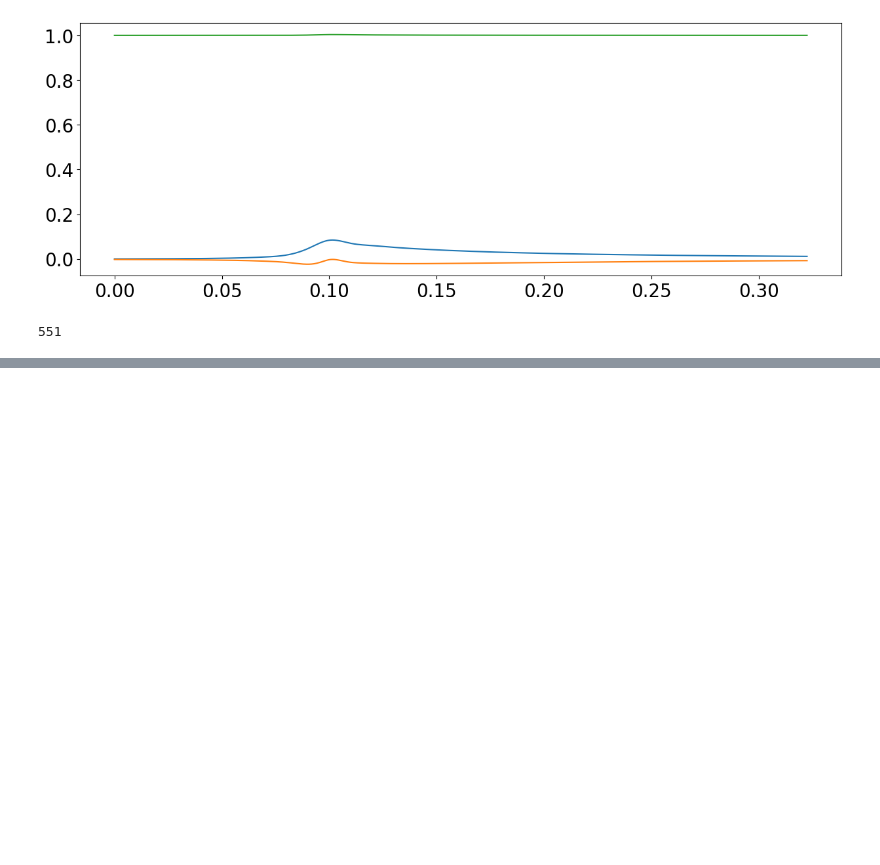
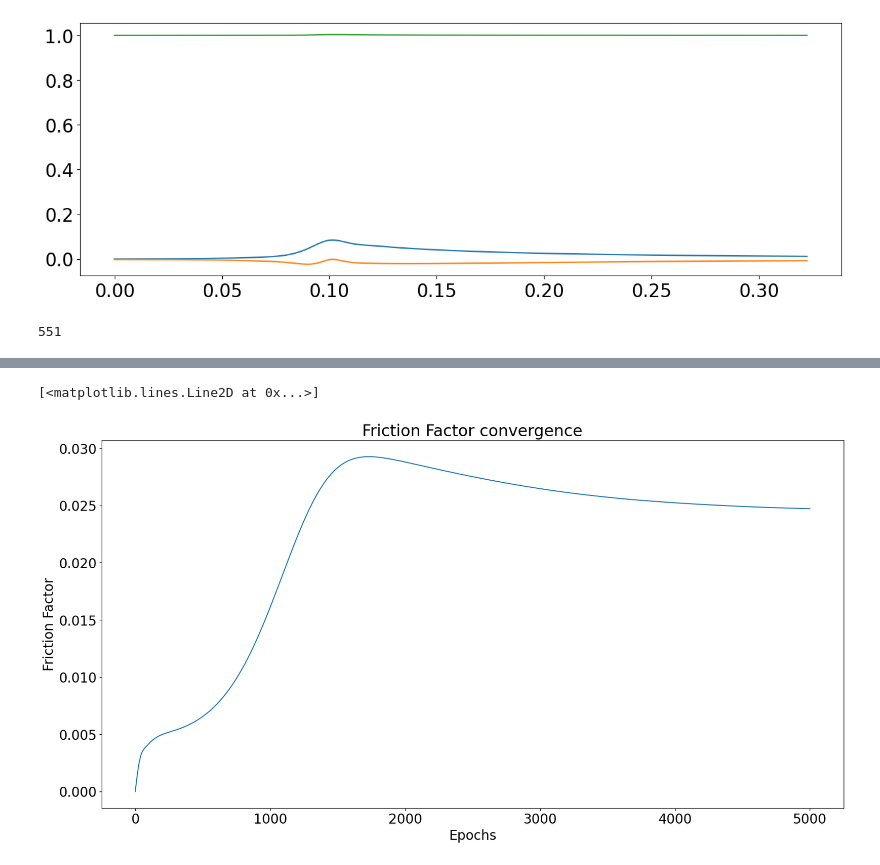
Before and after one commit to ramtarun02/Indirect-Noise-in-Nozzles, a Jupyter notebook: FF_Estimation_CPU.ipynb, the cells around one changed output, grey strips where cells are left out. Drawn from its saved outputs; the diff is of its cells as text; code cells hidden in the pictures; blank space fills up the shorter version.

```diff
--- a/FF_Estimation_CPU.ipynb
+++ b/FF_Estimation_CPU.ipynb
@@ -293,0 +298,10 @@ plt.plot(Eta_train.detach().cpu(),R_pred.detach().cpu(), 'r--')
+# %%
+plt.rcParams["figure.figsize"] = (20, 10)
+plt.rcParams["font.size"]  = 20
+plt.title('Friction Factor convergence')
+plt.xlabel('Epochs')
+plt.ylabel('Friction Factor')
+plt.plot(epoch_f.keys(), epoch_f.values())
+# %% [output]
+[<matplotlib.lines.Line2D at 0x...>]
+[figure, added]
```
Also changed, not shown: parts of 5 cells of this notebook, 1 other file.
